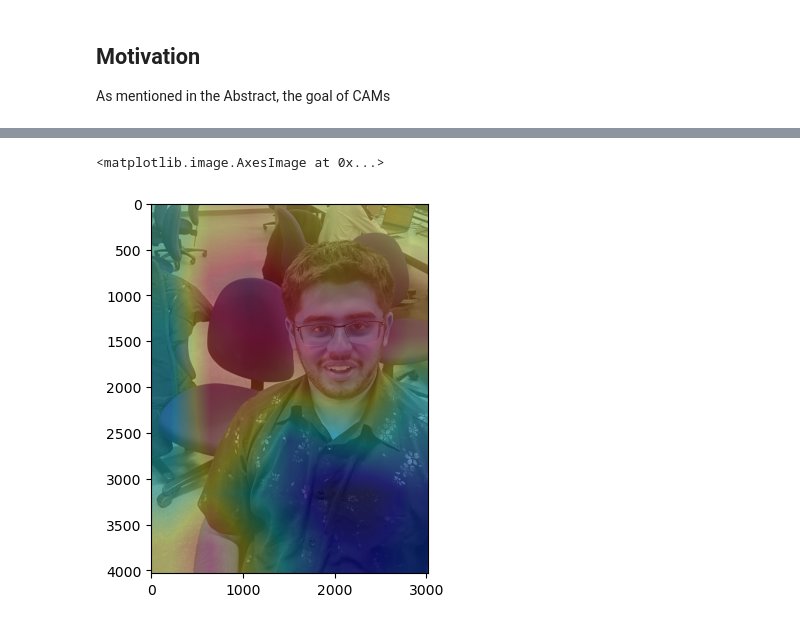
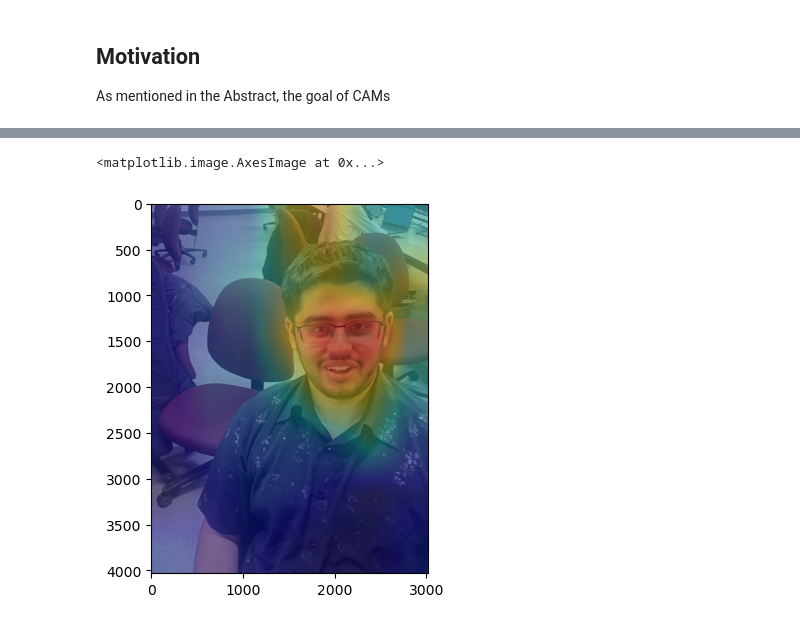
Before and after one commit to sa35577/CAM-Object-Detection, a Jupyter notebook: final.ipynb, the cells around one changed output, grey strips where cells are left out. Cells and saved outputs as stored; diff of their text form; code cells hidden in the pictures.

Commit message:
trained various models

```diff
--- a/final.ipynb
+++ b/final.ipynb
@@ -208,13 +317,18 @@ criterion = nn.CrossEntropyLoss()
 # Training model
 model.to(device)
 optimizer = torch.optim.Adam(model.parameters(), lr=0.001)
-trained_model = train(model, optimizer, criterion, train_loader, test_loader, num_epochs=2)
+trained_model = train(model, optimizer, criterion, updated_train_loader, test_loader, num_epochs=20)
+current_time = datetime.datetime.now()
+current_time_str = current_time.strftime("%Y-%m-%d_%H:%M:%S")
+if os.path.isdir('models') == False:
+    os.mkdir('models')
+torch.save(trained_model, f'models/model_4_{current_time_str}.pth')
 
 # Generate heatmap
 image_file = 'sat.png'
 original_img = cv2.imread(image_file)
 img = cv2.cvtColor(original_img, cv2.COLOR_BGR2RGB)
 heatmap = test(trained_model, img)
-output_img = heatmap * 0.3 + original_img.astype('float32') * 0.5
+output_img = heatmap * 0.3 + img.astype('float32') * 0.5
 plt.imshow(output_img.astype('uint8'))
 # %% [output]
@@ -224,3 +351,3 @@ Test Loss: 0.3468, Test Accuracy: 85.28%
 Image loaded successfully!
 <matplotlib.image.AxesImage at 0x...>
-[figure, old version]
+[figure, new version]
```
Also changed, not shown: parts of 10 cells of this notebook, 17 other files.
